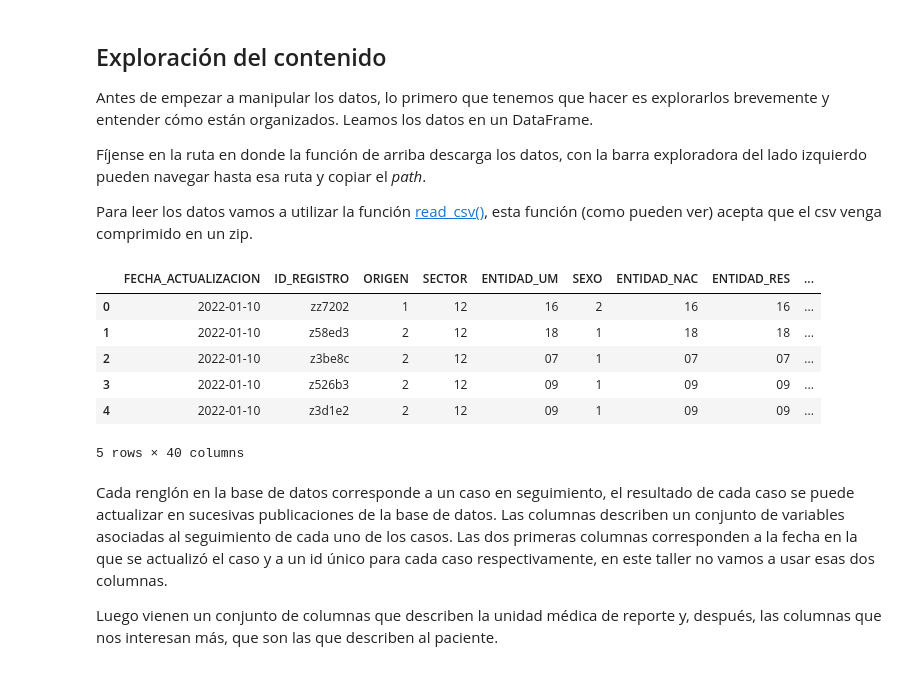
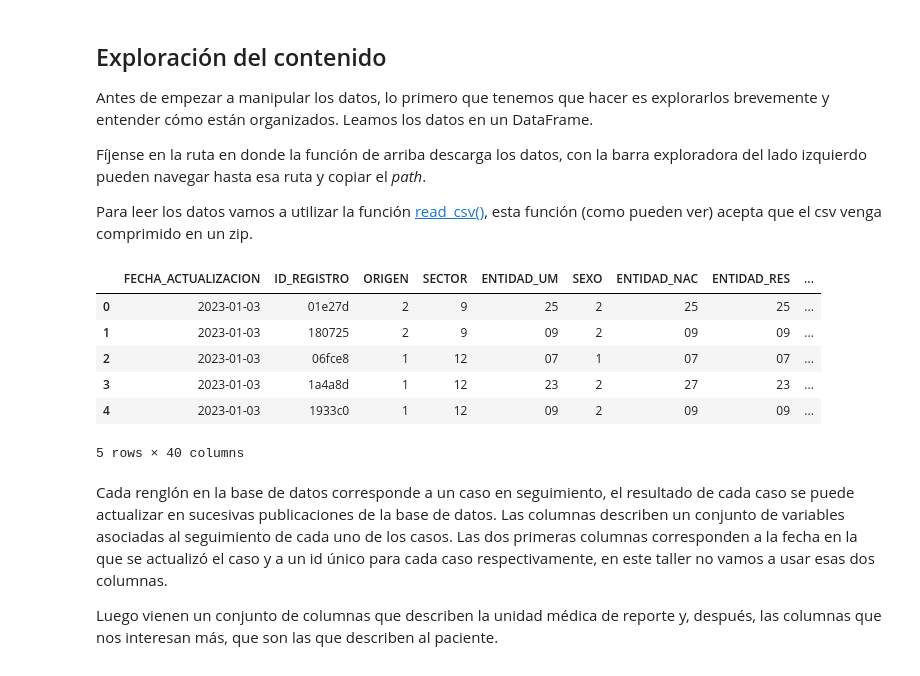
Before and after one commit to CentroGeo/libro-geoinformatica, a Jupyter notebook: parte_1/02_ejemplo_transformacion.ipynb, the cells around one changed output. Cells and saved outputs as stored; diff of their text form; code cells hidden in the pictures.

```diff
--- a/parte_1/02_ejemplo_transformacion.ipynb
+++ b/parte_1/02_ejemplo_transformacion.ipynb
@@ -84,15 +76,15 @@ Fíjense en la ruta en donde la función de arriba descarga los datos, con la ba
 
 Para leer los datos vamos a utilizar la función [read_csv()](https://pandas.pydata.org/docs/reference/api/pandas.read_csv.html), esta función (como pueden ver) acepta que el csv venga comprimido en un zip.
 # %%
-df = pd.read_csv('data/220110COVID19MEXICO.csv.zip', dtype=object, encoding='latin-1')
+df = pd.read_csv('datos/datos_abiertos_covid19.zip', dtype=object, encoding='latin-1')
 df.head()
 # %% [output]
 |  | FECHA_ACTUALIZACION | ID_REGISTRO | ORIGEN | SECTOR | ENTIDAD_UM | SEXO | ENTIDAD_NAC | ENTIDAD_RES | ... |
-| 0 | 2022-01-10 | zz7202 | 1 | 12 | 16 | 2 | 16 | 16 | ... |
-| 1 | 2022-01-10 | z58ed3 | 2 | 12 | 18 | 1 | 18 | 18 | ... |
-| 2 | 2022-01-10 | z3be8c | 2 | 12 | 07 | 1 | 07 | 07 | ... |
-| 3 | 2022-01-10 | z526b3 | 2 | 12 | 09 | 1 | 09 | 09 | ... |
-| 4 | 2022-01-10 | z3d1e2 | 2 | 12 | 09 | 1 | 09 | 09 | ... |
+| 0 | 2023-01-03 | 01e27d | 2 | 9 | 25 | 2 | 25 | 25 | ... |
+| 1 | 2023-01-03 | 180725 | 2 | 9 | 09 | 2 | 09 | 09 | ... |
+| 2 | 2023-01-03 | 06fce8 | 1 | 12 | 07 | 1 | 07 | 07 | ... |
+| 3 | 2023-01-03 | 1a4a8d | 1 | 12 | 23 | 2 | 27 | 23 | ... |
+| 4 | 2023-01-03 | 1933c0 | 1 | 12 | 09 | 2 | 09 | 09 | ... |
 5 rows × 40 columns
 # %% [markdown]
 Cada renglón en la base de datos corresponde a un caso en seguimiento, el resultado de cada caso se puede actualizar en sucesivas publicaciones de la base de datos. Las columnas describen un conjunto de variables asociadas al seguimiento de cada uno de los casos. Las dos primeras columnas corresponden a la fecha en la que se actualizó el caso y a un id único para cada caso respectivamente, en este taller no vamos a usar esas dos columnas.
```
Also changed, not shown: parts of 2 cells of this notebook.
